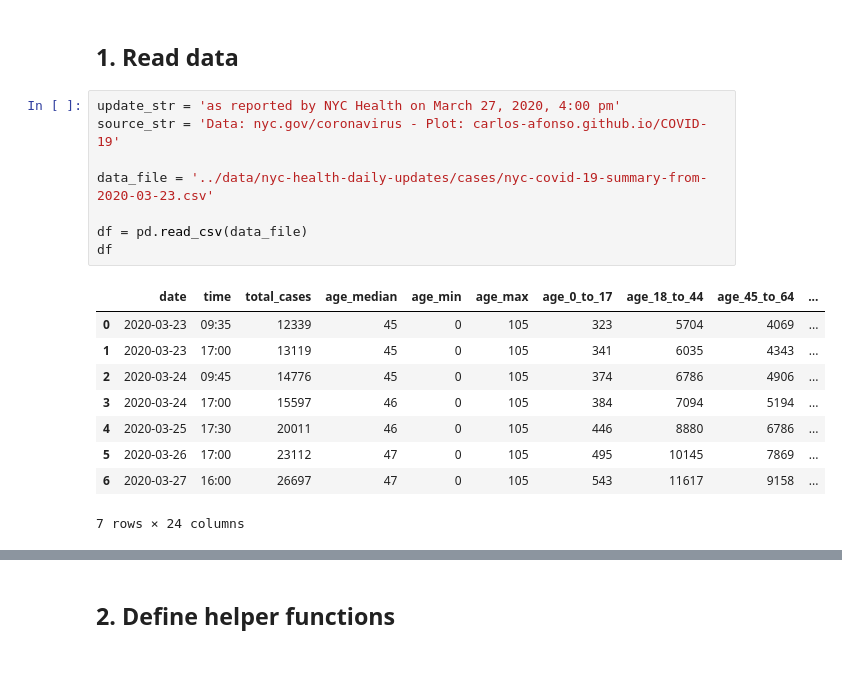
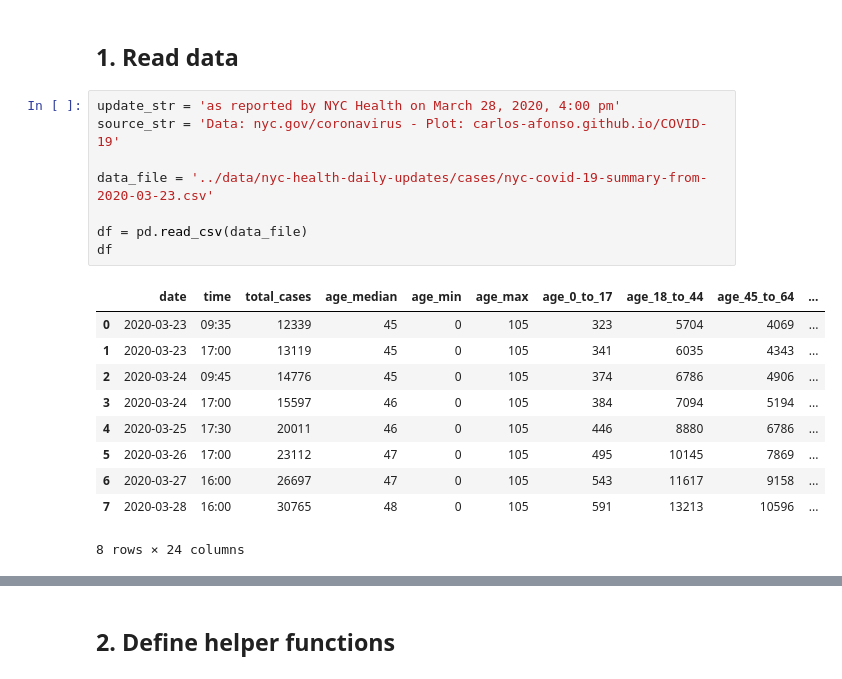
Before and after one commit to carlos-afonso/COVID-19, a Jupyter notebook: notebooks/nyc-covid-19-summary.ipynb, the cells around one changed output, grey strips where cells are left out. Cells and saved outputs as stored; diff of their text form.

```diff
--- a/notebooks/nyc-covid-19-summary.ipynb
+++ b/notebooks/nyc-covid-19-summary.ipynb
@@ -11,23 +11,24 @@ import pandas as pd
 # %% [markdown]
 ## 1. Read data
 # %%
-update_str = 'as reported by NYC Health on March 27, 2020, 4:00 pm'
+update_str = 'as reported by NYC Health on March 28, 2020, 4:00 pm'
 source_str = 'Data: nyc.gov/coronavirus - Plot: carlos-afonso.github.io/COVID-19'
 
 data_file = '../data/nyc-health-daily-updates/cases/nyc-covid-19-summary-from-2020-03-23.csv'
 
 df = pd.read_csv(data_file)
 df
 # %% [output]
 |  | date | time | total_cases | age_median | age_min | age_max | age_0_to_17 | age_18_to_44 | age_45_to_64 | ... |
 | 0 | 2020-03-23 | 09:35 | 12339 | 45 | 0 | 105 | 323 | 5704 | 4069 | ... |
 | 1 | 2020-03-23 | 17:00 | 13119 | 45 | 0 | 105 | 341 | 6035 | 4343 | ... |
 | 2 | 2020-03-24 | 09:45 | 14776 | 45 | 0 | 105 | 374 | 6786 | 4906 | ... |
 | 3 | 2020-03-24 | 17:00 | 15597 | 46 | 0 | 105 | 384 | 7094 | 5194 | ... |
 | 4 | 2020-03-25 | 17:30 | 20011 | 46 | 0 | 105 | 446 | 8880 | 6786 | ... |
 | 5 | 2020-03-26 | 17:00 | 23112 | 47 | 0 | 105 | 495 | 10145 | 7869 | ... |
 | 6 | 2020-03-27 | 16:00 | 26697 | 47 | 0 | 105 | 543 | 11617 | 9158 | ... |
+| 7 | 2020-03-28 | 16:00 | 30765 | 48 | 0 | 105 | 591 | 13213 | 10596 | ... |
-7 rows × 24 columns
+8 rows × 24 columns
 # %%
 # Show latest data
 df.iloc[-1]
```
Also changed, not shown: parts of 4 cells of this notebook, 7 other files.
